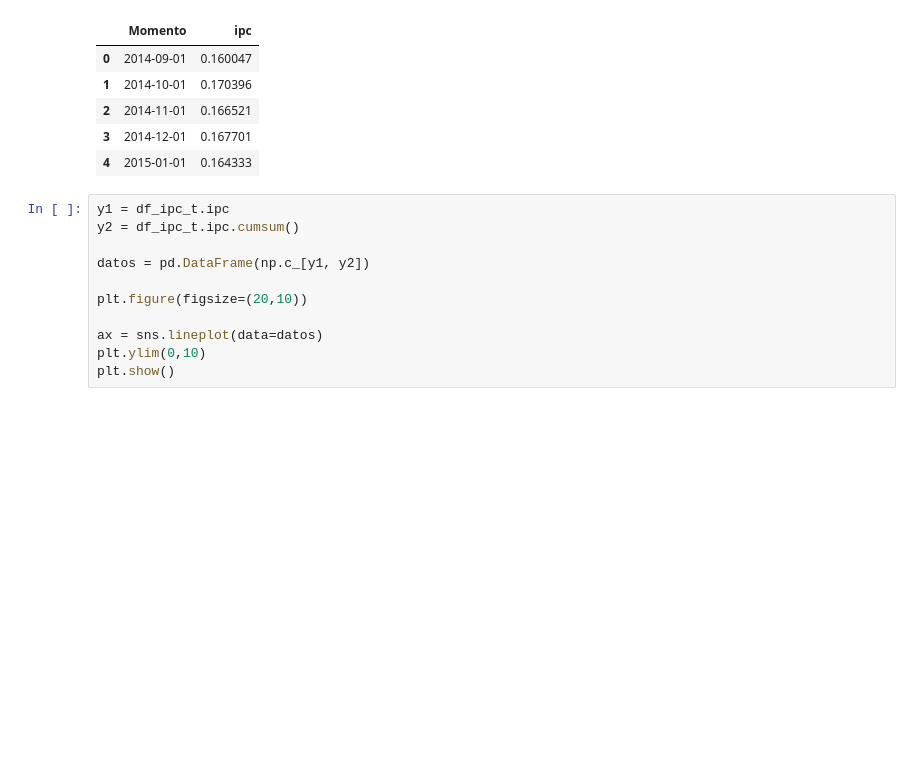
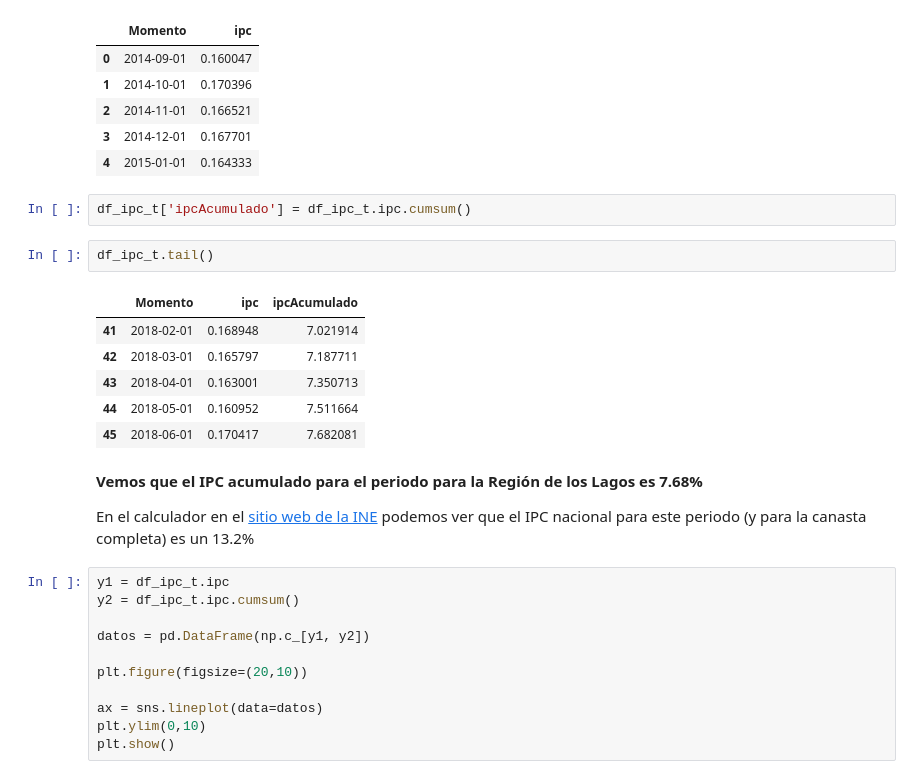
Before and after one commit to hriverap/MacroEconomia, a Jupyter notebook: 05 -Calculo-Indice-Precios-Consumidor - RL.ipynb, the cells around one changed output. Drawn from its saved outputs; the diff is of its cells as text; blank space fills up the shorter version.

Commit message:
Se agrega un IPC acumulado y una conclusion en el notebook 05

```diff
--- a/05 -Calculo-Indice-Precios-Consumidor - RL.ipynb
+++ b/05 -Calculo-Indice-Precios-Consumidor - RL.ipynb
@@ -311,6 +311,21 @@ df_ipc_t.head()
 | 2 | 2014-11-01 | 0.166521 |
 | 3 | 2014-12-01 | 0.167701 |
 | 4 | 2015-01-01 | 0.164333 |
+# %%
+df_ipc_t['ipcAcumulado'] = df_ipc_t.ipc.cumsum()
+# %%
+df_ipc_t.tail()
+# %% [output]
+|  | Momento | ipc | ipcAcumulado |
+| 41 | 2018-02-01 | 0.168948 | 7.021914 |
+| 42 | 2018-03-01 | 0.165797 | 7.187711 |
+| 43 | 2018-04-01 | 0.163001 | 7.350713 |
+| 44 | 2018-05-01 | 0.160952 | 7.511664 |
+| 45 | 2018-06-01 | 0.170417 | 7.682081 |
+# %% [markdown]
+**Vemos que el IPC acumulado para el periodo para la Región de los Lagos es 7.68%**
+
+En el calculador en el [sitio web de la INE](http://encina.ine.cl/calculadora/) podemos ver que el IPC nacional para este periodo (y para la canasta completa) es un 13.2%
 # %%
 y1 = df_ipc_t.ipc
 y2 = df_ipc_t.ipc.cumsum()
```
Also changed, not shown: parts of 1 cell of this notebook.
